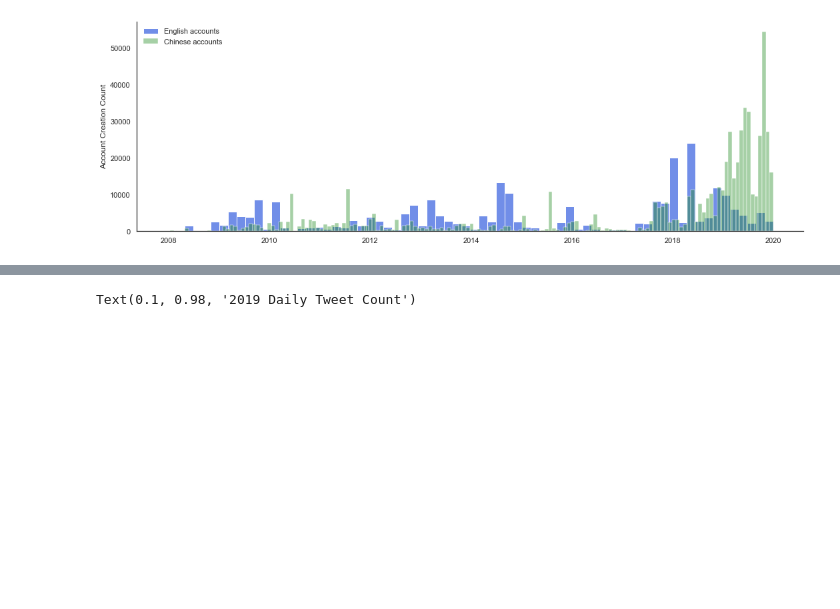
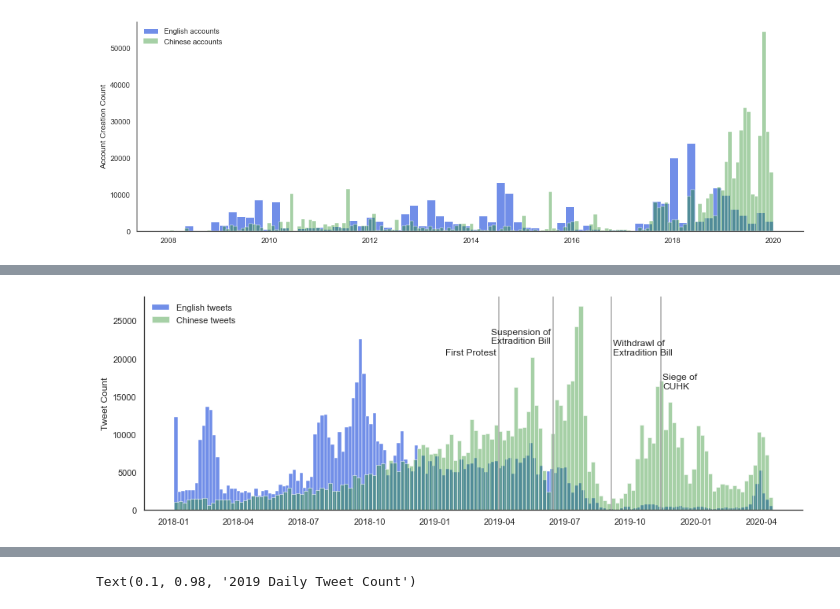
Before and after one commit to ivanchiohk/NLP-and-Data-Visualization-in-Cantonese-Chinese, a Jupyter notebook: Part 2.ipynb, the cells around one changed output, grey strips where cells are left out. Cells and saved outputs as stored; diff of their text form; code cells hidden in the pictures; blank space fills up the shorter version.

```diff
--- a/Part 2.ipynb
+++ b/Part 2.ipynb
@@ -58,3 +70,4 @@ pd.set_option('display.max_columns', None)
 # %%
+df_since18 = pd.read_pickle('df_since18.pickle')
 df19 = pd.read_pickle('df19.pickle')
 # %%
@@ -183,0 +230,27 @@ fig.show()
+# %%
+fig, ax = plt.subplots(figsize=(15,5))
+sns.histplot(df_since18_en.tweet_date, color='royalblue', label='English tweets')
+sns.histplot(df_since18_zh.tweet_date, color='forestgreen', alpha=0.4, label='Chinese tweets')
+#plt.grid(b=None)
+#ax.grid(axis='x')
+ax.spines['top'].set_visible(False)
+ax.spines['right'].set_visible(False)
+plt.ylabel('Tweet Count')
+plt.xlabel(None)
+plt.legend(loc='upper left', frameon=False)
+
+plt.axvline(dt.datetime(2019, 3, 31), color='darkgrey')
+ax.annotate('First Protest', xy=(dt.datetime(2019, 1, 15), 20500))
+
+plt.axvline(dt.datetime(2019, 6, 15), color='darkgrey')
+ax.annotate('Suspension of\nExtradition Bill', xy=(dt.datetime(2019, 3, 20), 22000))
+
+plt.axvline(dt.datetime(2019, 9, 4), color='darkgrey')
+ax.annotate('Withdrawl of\nExtradition Bill', xy=(dt.datetime(2019, 9, 6), 20500))
+
+plt.axvline(dt.datetime(2019, 11, 12), color='darkgrey')
+ax.annotate('Siege of\nCUHK', xy=(dt.datetime(2019, 11, 15), 16000))
+
+plt.show()
+# %% [output]
+[figure, added]
```
Also changed, not shown: parts of 55 cells of this notebook, 3 other files.
